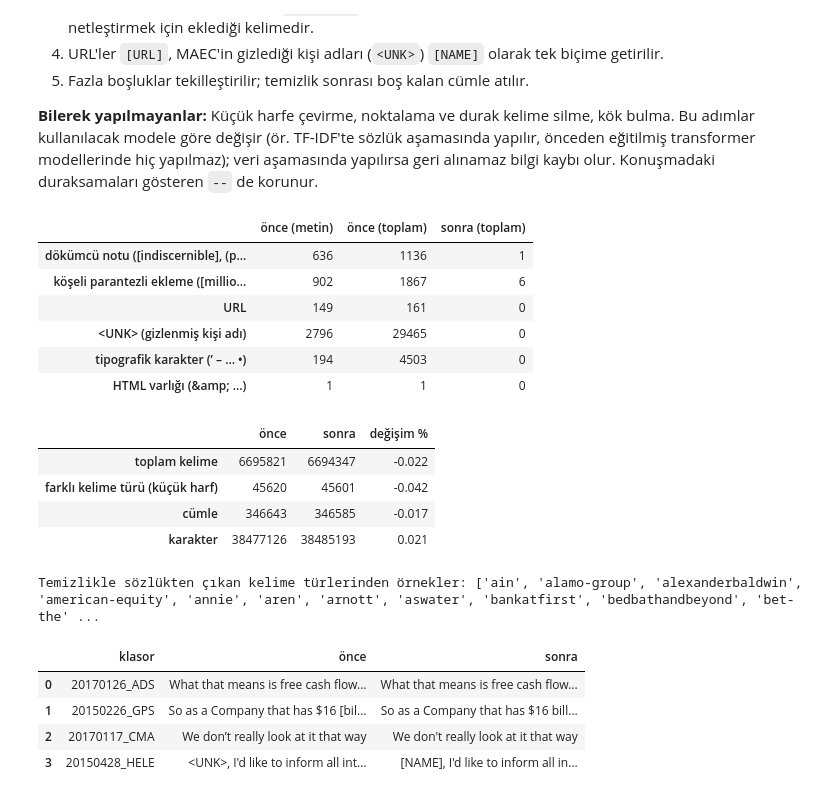
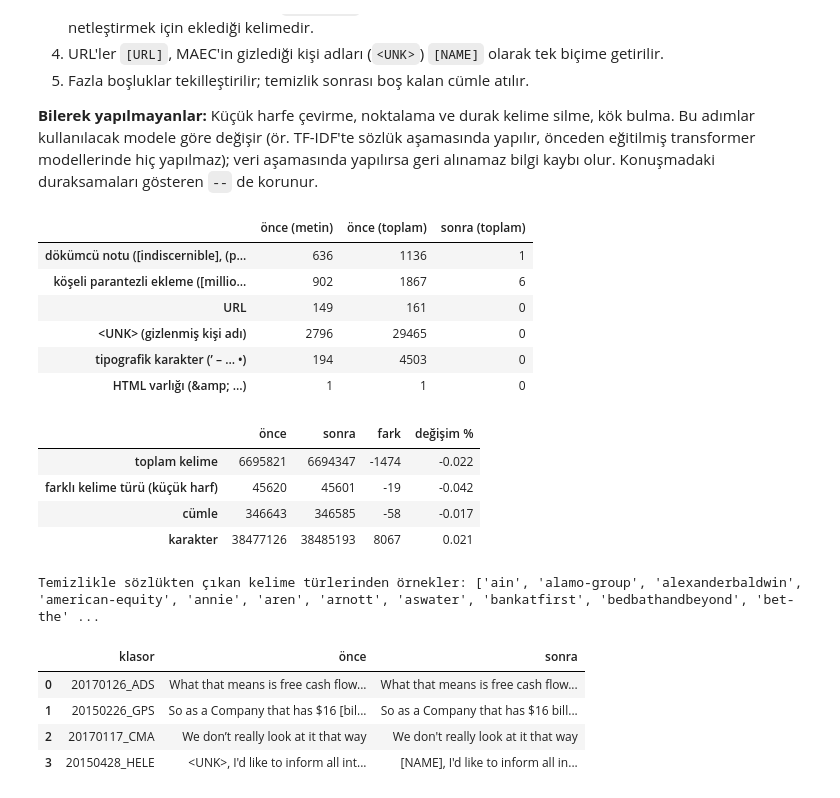
Before and after one commit to emirhanok1/kazanc-oynaklik, a Jupyter notebook: notebooks/02_temizlik_on_isleme.ipynb, the cells around one changed output. Saved outputs shown, nothing was run; the diff lists cells and outputs as text; code cells hidden in the pictures.

```diff
--- a/notebooks/02_temizlik_on_isleme.ipynb
+++ b/notebooks/02_temizlik_on_isleme.ipynb
@@ -213,38 +248,39 @@ metin_once = [" ".join(cumleler[k]) for k in temiz]
 metin_sonra = [" ".join(s) for s in temiz.values()]
 k_once, k_sonra = temizle.kalip_say(metin_once), temizle.kalip_say(metin_sonra)
 gurultu = pd.DataFrame({"önce (metin)": {a: v["metin"] for a, v in k_once.items()}, "önce (toplam)": {a: v["toplam"] for a, v in k_once.items()},
                         "sonra (toplam)": {a: v["toplam"] for a, v in k_sonra.items()}})
 display(gurultu)
 
 
 def sozluk(metinler):
     return {w for t in metinler for w in re.findall(r"[A-Za-z][A-Za-z'-]*", t.lower())}
 
 
 kelime_once = sum(len(t.split()) for t in metin_once)
 kelime_sonra = sum(len(t.split()) for t in metin_sonra)
 s_once, s_sonra = sozluk(metin_once), sozluk(metin_sonra)
 cumle_once = sum(len(cumleler[k]) for k in temiz)
 cumle_sonra = sum(len(s) for s in temiz.values())
 olcu = pd.DataFrame({"önce": [kelime_once, len(s_once), cumle_once, sum(len(t) for t in metin_once)],
                      "sonra": [kelime_sonra, len(s_sonra), cumle_sonra, sum(len(t) for t in metin_sonra)]},
                     index=["toplam kelime", "farklı kelime türü (küçük harf)", "cümle", "karakter"])
+olcu["fark"] = olcu["sonra"] - olcu["önce"]
 olcu["değişim %"] = (100 * (olcu["sonra"] - olcu["önce"]) / olcu["önce"]).round(3)
 display(olcu)
 print("Temizlikle sözlükten çıkan kelime türlerinden örnekler:", sorted(s_once - s_sonra)[:25])
 # %% [output]
 |  | önce (metin) | önce (toplam) | sonra (toplam) |
 | dökümcü notu ([indiscernible], (p... | 636 | 1136 | 1 |
 | köşeli parantezli ekleme ([millio... | 902 | 1867 | 6 |
 | URL | 149 | 161 | 0 |
 | <UNK> (gizlenmiş kişi adı) | 2796 | 29465 | 0 |
 | tipografik karakter (’ – … •) | 194 | 4503 | 0 |
 | HTML varlığı (&amp; …) | 1 | 1 | 0 |
-|  | önce | sonra | değişim % |
-| toplam kelime | 6695821 | 6694347 | -0.022 |
-| farklı kelime türü (küçük harf) | 45620 | 45601 | -0.042 |
-| cümle | 346643 | 346585 | -0.017 |
-| karakter | 38477126 | 38485193 | 0.021 |
+|  | önce | sonra | fark | değişim % |
+| toplam kelime | 6695821 | 6694347 | -1474 | -0.022 |
+| farklı kelime türü (küçük harf) | 45620 | 45601 | -19 | -0.042 |
+| cümle | 346643 | 346585 | -58 | -0.017 |
+| karakter | 38477126 | 38485193 | 8067 | 0.021 |
 Temizlikle sözlükten çıkan kelime türlerinden örnekler: ['ain', 'alamo-group', 'alexanderbaldwin', 'american-equity', 'annie', 'aren', 'arnott', 'aswater', 'bankatfirst', 'bedbathandbeyond', 'bet-the' ...
 # %%
 ornekler = []
```
Also changed, not shown: parts of 10 cells of this notebook, 12 other files.
